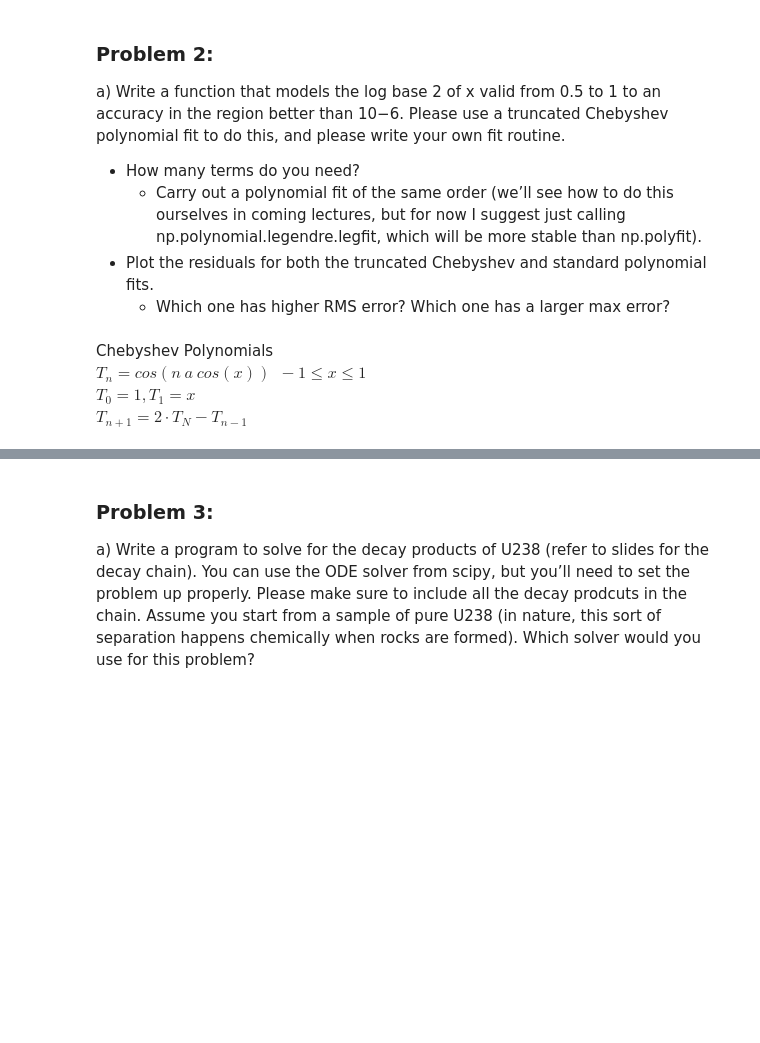
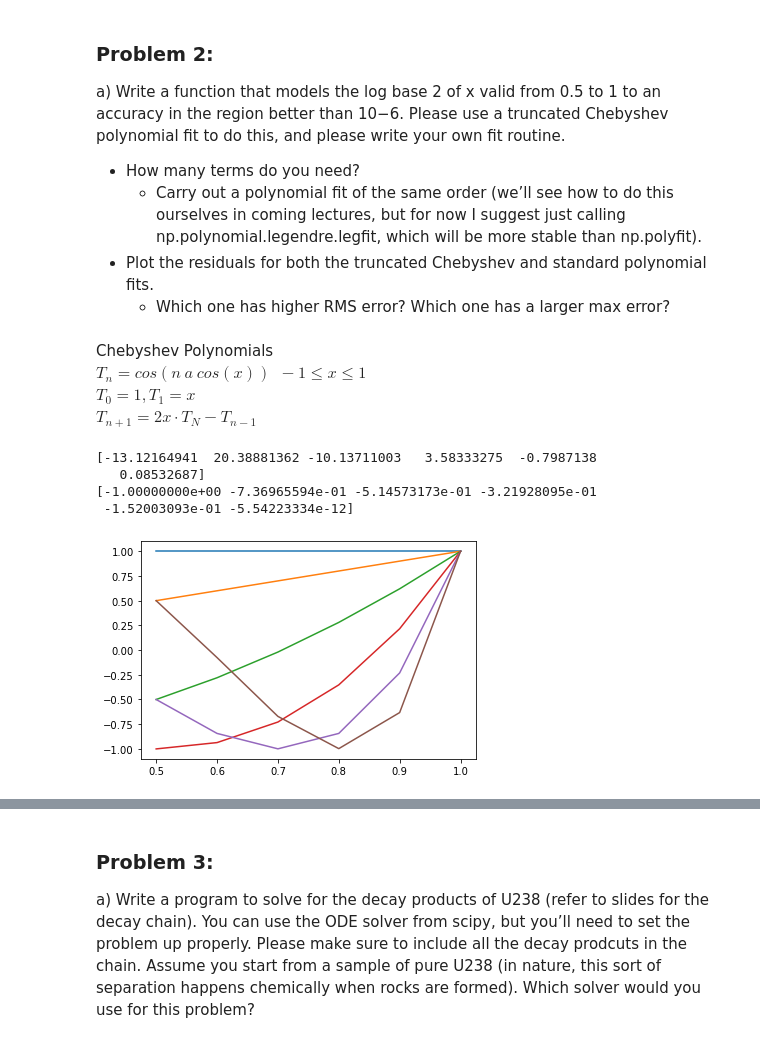
Before and after one commit to eklem1/Phys512_EK, a Jupyter notebook: PS2/PS2_EK.ipynb, the cells around one changed output, grey strips where cells are left out. Cells and saved outputs as stored; diff of their text form; code cells hidden in the pictures; blank space fills up the shorter version.

```diff
--- a/PS2/PS2_EK.ipynb
+++ b/PS2/PS2_EK.ipynb
@@ -139,7 +139,7 @@ log = lambda x: [math.log2(i) for i in x]
 Chebyshev Polynomials
 $T_n = cos(n~a~cos(x)) ~~ -1 \leq x \leq 1$
 $T_0=1, T_1=x$
-$T_{n+1}=2\cdot T_N - T_{n-1}$
+$T_{n+1}=2x\cdot T_N - T_{n-1}$
 # %%
 def cheb_fit(fun,ord):
     x=np.linspace(0.5,1,ord+1)
@@ -174,13 +176,21 @@ def cheb_vals(c, ord):
     return mat@c
 # %%
 #cheb fit
-deg = 8
+deg = 5
 
-coeffs=cheb_fit(log,deg)
+coeffs=cheb_fit(log, deg)
 cheb_fitted = cheb_vals(coeffs, deg)
+print(coeffs)
+print(cheb_fitted)
 
 x=np.linspace(0.5,1,deg+1)
 y=log(x)
+# %% [output]
+[-13.12164941  20.38881362 -10.13711003   3.58333275  -0.7987138
+   0.08532687]
+[-1.00000000e+00 -7.36965594e-01 -5.14573173e-01 -3.21928095e-01
+ -1.52003093e-01 -5.54223334e-12]
+[figure, added]
 # %%
 # need better than 10−6
 """
```
Also changed, not shown: parts of 7 cells of this notebook.
